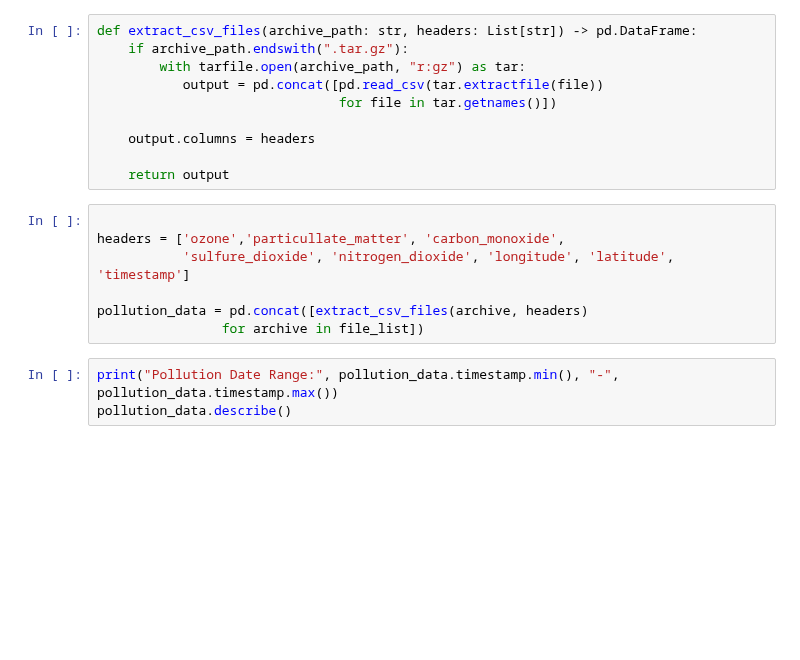
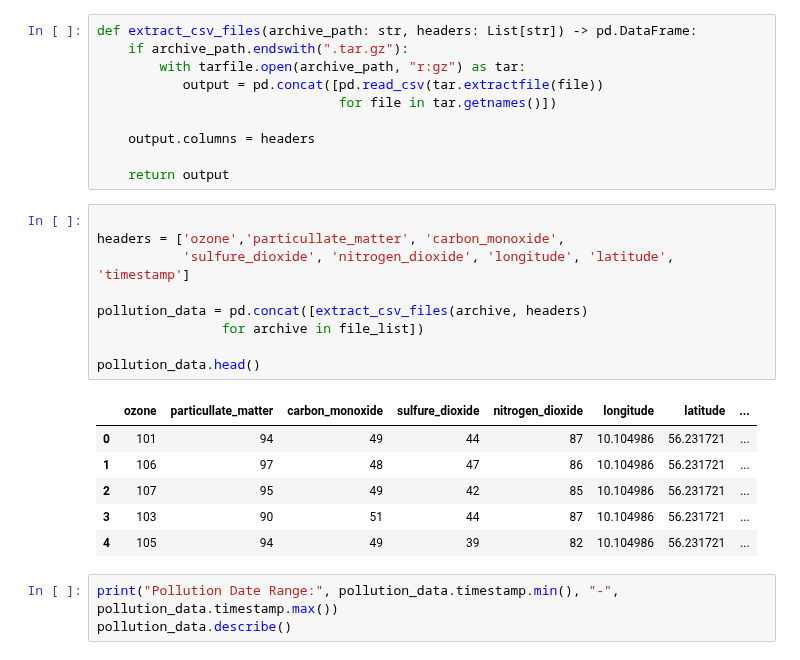
Before and after one commit to victorhg/aai-530-final-project, a Jupyter notebook: data_preprocessing/pollution_processing.ipynb, the cells around one changed output. Cells and saved outputs as stored; diff of their text form; blank space fills up the shorter version.

Commit message:
updated information on pollution

```diff
--- a/data_preprocessing/pollution_processing.ipynb
+++ b/data_preprocessing/pollution_processing.ipynb
@@ -35,10 +35,19 @@ def extract_csv_files(archive_path: str, headers: List[str]) -> pd.DataFrame:
 # %%
 
 headers = ['ozone','particullate_matter', 'carbon_monoxide',
            'sulfure_dioxide', 'nitrogen_dioxide', 'longitude', 'latitude', 'timestamp']
 
 pollution_data = pd.concat([extract_csv_files(archive, headers)
                 for archive in file_list])
+
+pollution_data.head()
+# %% [output]
+|  | ozone | particullate_matter | carbon_monoxide | sulfure_dioxide | nitrogen_dioxide | longitude | latitude | ... |
+| 0 | 101 | 94 | 49 | 44 | 87 | 10.104986 | 56.231721 | ... |
+| 1 | 106 | 97 | 48 | 47 | 86 | 10.104986 | 56.231721 | ... |
+| 2 | 107 | 95 | 49 | 42 | 85 | 10.104986 | 56.231721 | ... |
+| 3 | 103 | 90 | 51 | 44 | 87 | 10.104986 | 56.231721 | ... |
+| 4 | 105 | 94 | 49 | 39 | 82 | 10.104986 | 56.231721 | ... |
 # %%
 print("Pollution Date Range:", pollution_data.timestamp.min(), "-", pollution_data.timestamp.max())
 pollution_data.describe()
```
